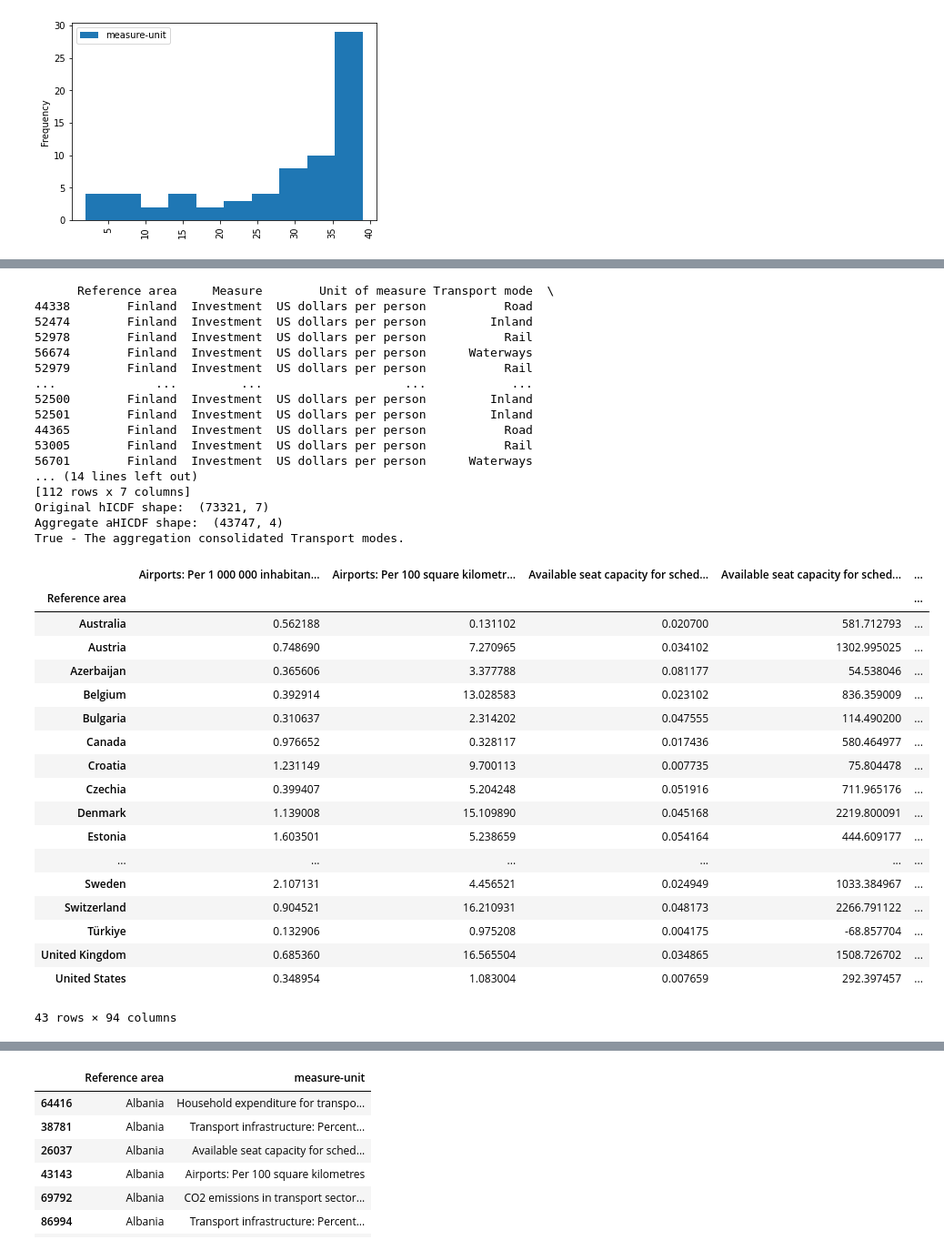
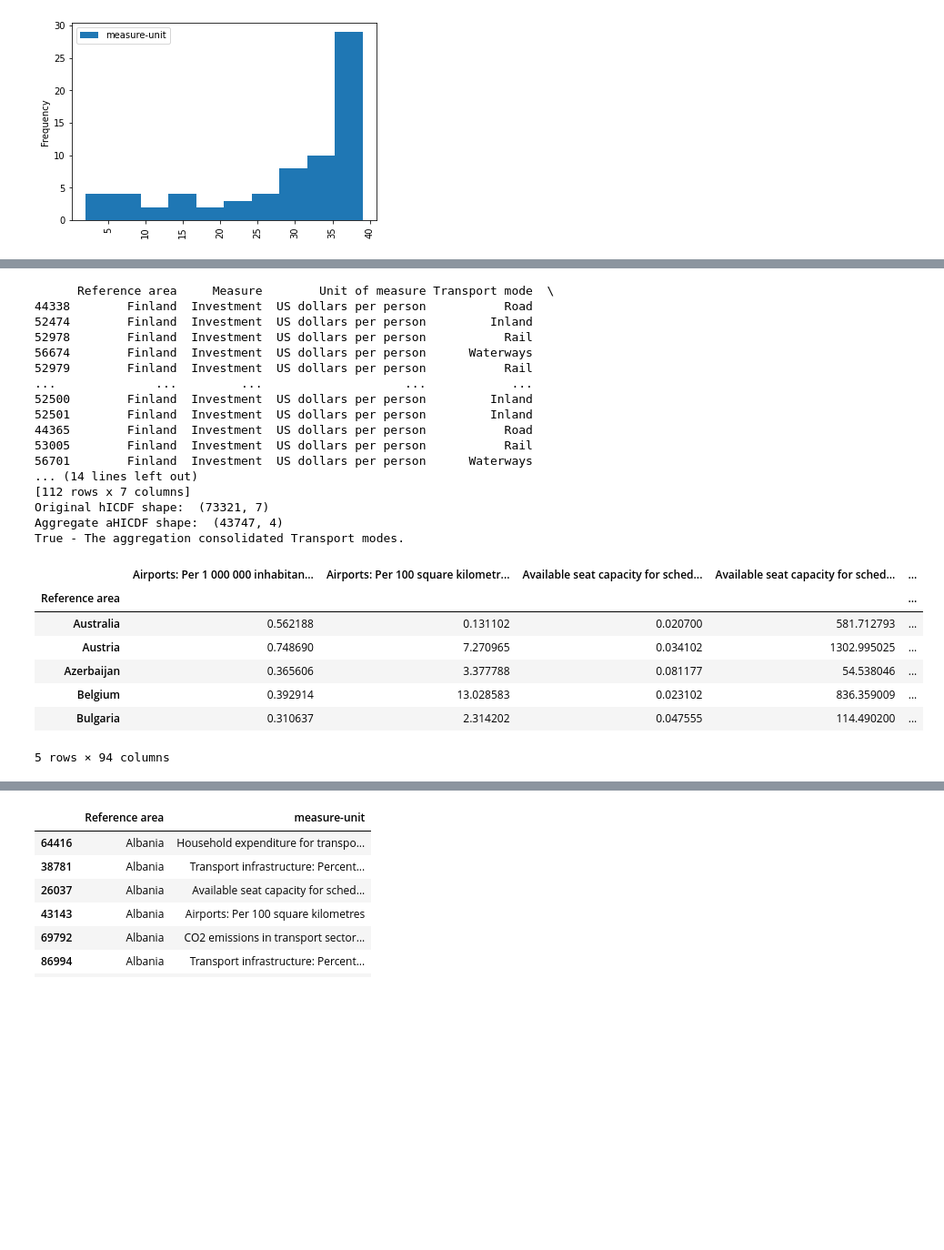
Before and after one commit to ayeachuri/transport_investment_analytics, a Jupyter notebook: E-Commerce Analytics.ipynb, the cells around one changed output, grey strips where cells are left out. Shown at 91% size. Saved outputs shown, nothing was run; the diff lists cells and outputs as text; code cells hidden in the pictures; blank space fills up the shorter version.

```diff
--- a/E-Commerce Analytics.ipynb
+++ b/E-Commerce Analytics.ipynb
@@ -561,7 +555,7 @@ wide_df_slope.columns = [f"{col}_slope" for col in wide_df_slope.columns]
 
 # Combine them into a single wide DataFrame
 wideHighInfoCountriesDF = pd.concat([wide_df_pred, wide_df_slope], axis=1)
-wideHighInfoCountriesDF
+wideHighInfoCountriesDF.head()
 
 # We have completed task B2 - unpivot the data. We are left with tasks B3 and B4:
 
@@ -569,45 +563,34 @@ wideHighInfoCountriesDF
 #      our analysis. E.g. A measure like "Stock: per 1 000 000 inhabitants" may not be as
 #      interpretable for our clustering compared to "Traffic: Vehicle-kilometers per 1000 USD"
 #  B4. Once we have the dataframe reshaped with one country per row, we may also want to
 #      include other meaningful economic indicators as columns, such as GDP per capita, and
 #      Purchasing Power Parity, which will also provide meaningful insights into the clusters.
 # %% [output]
       Reference area     Measure        Unit of measure Transport mode  \
 44338        Finland  Investment  US dollars per person           Road
 52474        Finland  Investment  US dollars per person         Inland
 52978        Finland  Investment  US dollars per person           Rail
 56674        Finland  Investment  US dollars per person      Waterways
 52979        Finland  Investment  US dollars per person           Rail
 ...              ...         ...                    ...            ...
 52500        Finland  Investment  US dollars per person         Inland
 52501        Finland  Investment  US dollars per person         Inland
 44365        Finland  Investment  US dollars per person           Road
 53005        Finland  Investment  US dollars per person           Rail
 56701        Finland  Investment  US dollars per person      Waterways
 ... (14 lines left out)
 [112 rows x 7 columns]
 Original hICDF shape:  (73321, 7)
 Aggregate aHICDF shape:  (43747, 4)
 True - The aggregation consolidated Transport modes.
 |  | Airports: Per 1 000 000 inhabitan... | Airports: Per 100 square kilometr... | Available seat capacity for sched... | Available seat capacity for sched... | ... |
 | Reference area |  |  |  |  | ... |
 | Australia | 0.562188 | 0.131102 | 0.020700 | 581.712793 | ... |
 | Austria | 0.748690 | 7.270965 | 0.034102 | 1302.995025 | ... |
 | Azerbaijan | 0.365606 | 3.377788 | 0.081177 | 54.538046 | ... |
 | Belgium | 0.392914 | 13.028583 | 0.023102 | 836.359009 | ... |
 | Bulgaria | 0.310637 | 2.314202 | 0.047555 | 114.490200 | ... |
-| Canada | 0.976652 | 0.328117 | 0.017436 | 580.464977 | ... |
-| Croatia | 1.231149 | 9.700113 | 0.007735 | 75.804478 | ... |
-| Czechia | 0.399407 | 5.204248 | 0.051916 | 711.965176 | ... |
-| Denmark | 1.139008 | 15.109890 | 0.045168 | 2219.800091 | ... |
-| Estonia | 1.603501 | 5.238659 | 0.054164 | 444.609177 | ... |
-| ... | ... | ... | ... | ... | ... |
-| Sweden | 2.107131 | 4.456521 | 0.024949 | 1033.384967 | ... |
-| Switzerland | 0.904521 | 16.210931 | 0.048173 | 2266.791122 | ... |
-| Türkiye | 0.132906 | 0.975208 | 0.004175 | -68.857704 | ... |
-| United Kingdom | 0.685360 | 16.565504 | 0.034865 | 1508.726702 | ... |
-| United States | 0.348954 | 1.083004 | 0.007659 | 292.397457 | ... |
-43 rows × 94 columns
+5 rows × 94 columns
 # %%
 ### Block 2.6 - Data Preparation ###
 
```
Also changed, not shown: parts of 6 cells of this notebook.
